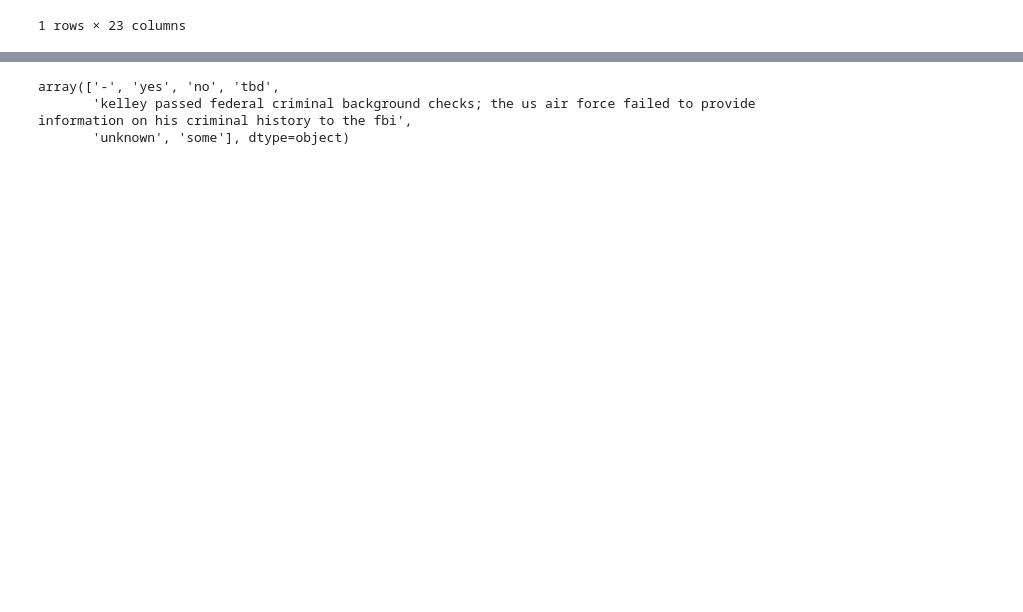
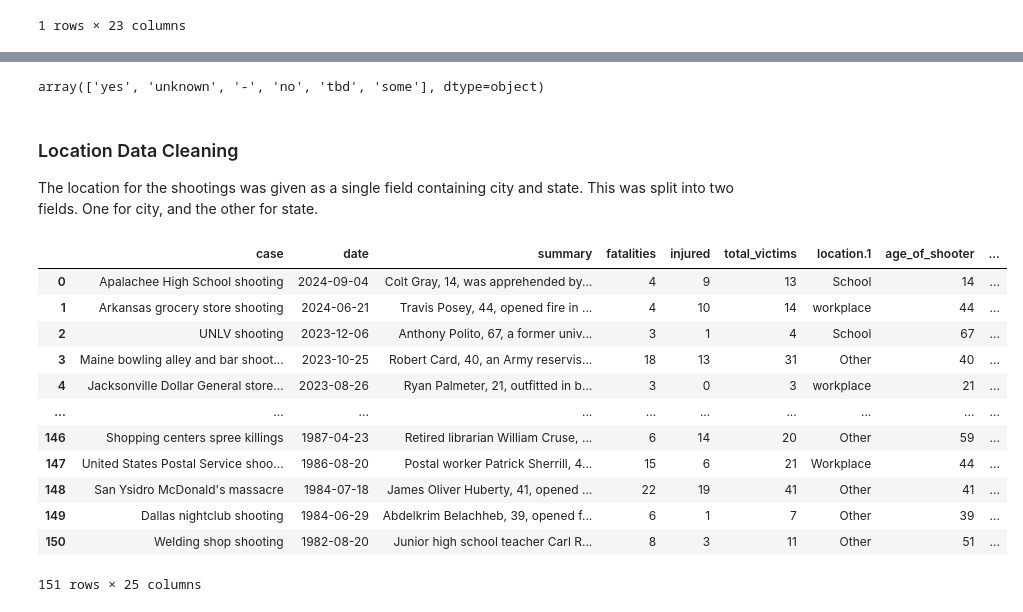
Before and after one commit to JA-Acosta/mj_mass_shootings, a Jupyter notebook: mjms_notebooks/mjms_data_notebook.ipynb, the cells around one changed output, grey strips where cells are left out. Cells and saved outputs as stored; diff of their text form; code cells hidden in the pictures; blank space fills up the shorter version.

Commit message:
Data Cleaning of Location -> city and state. Also Creates Example use case section

```diff
--- a/mjms_notebooks/mjms_data_notebook.ipynb
+++ b/mjms_notebooks/mjms_data_notebook.ipynb
@@ -286,7 +295,7 @@ mjms_df.loc[mjms_df.case == 'Trolley Square shooting', 'weapons_obtained_legally
 # %%
 # Apalachee High School shooting
-# mjms_df.at[0, 'weapons_obtained_legally'] = 'yes'
+mjms_df.loc[mjms_df.case == 'Apalachee High School shooting', 'weapons_obtained_legally'] = 'yes'
 # Arkansas grocery store shooting
-# mjms_df.at[1, 'weapons_obtained_legally'] = 'unknown'
+mjms_df.loc[mjms_df.case == 'Arkansas grocery store shooting', 'weapons_obtained_legally'] = 'unknown'
 #UNLV shooting
-# mjms_df.at[2, 'weapons_obtained_legally'] = 'yes'
+mjms_df.loc[mjms_df.case == 'UNLV shooting', 'weapons_obtained_legally'] = 'yes'
@@ -304,6 +342,26 @@ mjms_df.loc[mjms_df.case == 'Chattanooga military recruitment center', 'weapons_
+# %%
+mjms_df.loc[ mjms_df.case == 'Texas First Baptist Church massacre', 'weapons_obtained_legally'] = 'yes'
 # %%
 mjms_df.weapons_obtained_legally.unique()
 # %% [output]
-array(['-', 'yes', 'no', 'tbd',
-       'kelley passed federal criminal background checks; the us air force failed to provide information on his criminal history to the fbi',
-       'unknown', 'some'], dtype=object)
+array(['yes', 'unknown', '-', 'no', 'tbd', 'some'], dtype=object)
+# %% [markdown]
+### Location Data Cleaning
+The location for the shootings was given as a single field containing city and state. This was split into two fields. One for city, and the other for state.
+# %%
+# Extracts the city and state from the location field
+mjms_df[['city', 'state']] = mjms_df.location.str.split(', ', expand=True)
+# %% [output]
+|  | case | date | summary | fatalities | injured | total_victims | location.1 | age_of_shooter | ... |
+| 0 | Apalachee High School shooting | 2024-09-04 | Colt Gray, 14, was apprehended by... | 4 | 9 | 13 | School | 14 | ... |
+| 1 | Arkansas grocery store shooting | 2024-06-21 | Travis Posey, 44, opened fire in ... | 4 | 10 | 14 | workplace | 44 | ... |
+| 2 | UNLV shooting | 2023-12-06 | Anthony Polito, 67, a former univ... | 3 | 1 | 4 | School | 67 | ... |
+| 3 | Maine bowling alley and bar shoot... | 2023-10-25 | Robert Card, 40, an Army reservis... | 18 | 13 | 31 | Other | 40 | ... |
+| 4 | Jacksonville Dollar General store... | 2023-08-26 | Ryan Palmeter, 21, outfitted in b... | 3 | 0 | 3 | workplace | 21 | ... |
+| ... | ... | ... | ... | ... | ... | ... | ... | ... | ... |
+| 146 | Shopping centers spree killings | 1987-04-23 | Retired librarian William Cruse, ... | 6 | 14 | 20 | Other | 59 | ... |
+| 147 | United States Postal Service shoo... | 1986-08-20 | Postal worker Patrick Sherrill, 4... | 15 | 6 | 21 | Workplace | 44 | ... |
+| 148 | San Ysidro McDonald's massacre | 1984-07-18 | James Oliver Huberty, 41, opened ... | 22 | 19 | 41 | Other | 41 | ... |
+| 149 | Dallas nightclub shooting | 1984-06-29 | Abdelkrim Belachheb, 39, opened f... | 6 | 1 | 7 | Other | 39 | ... |
+| 150 | Welding shop shooting | 1982-08-20 | Junior high school teacher Carl R... | 8 | 3 | 11 | Other | 51 | ... |
+151 rows × 25 columns
```
Also changed, not shown: parts of 11 cells of this notebook.
